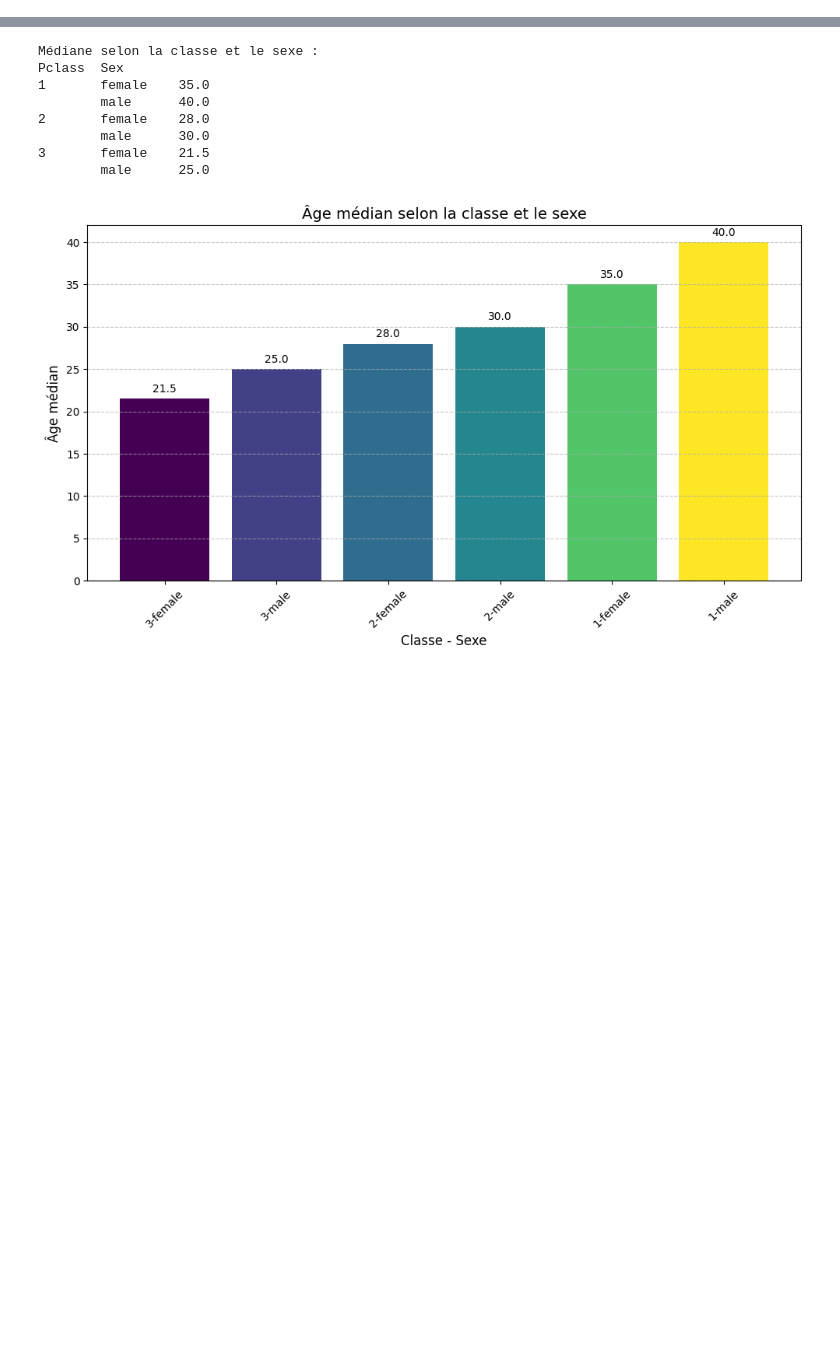
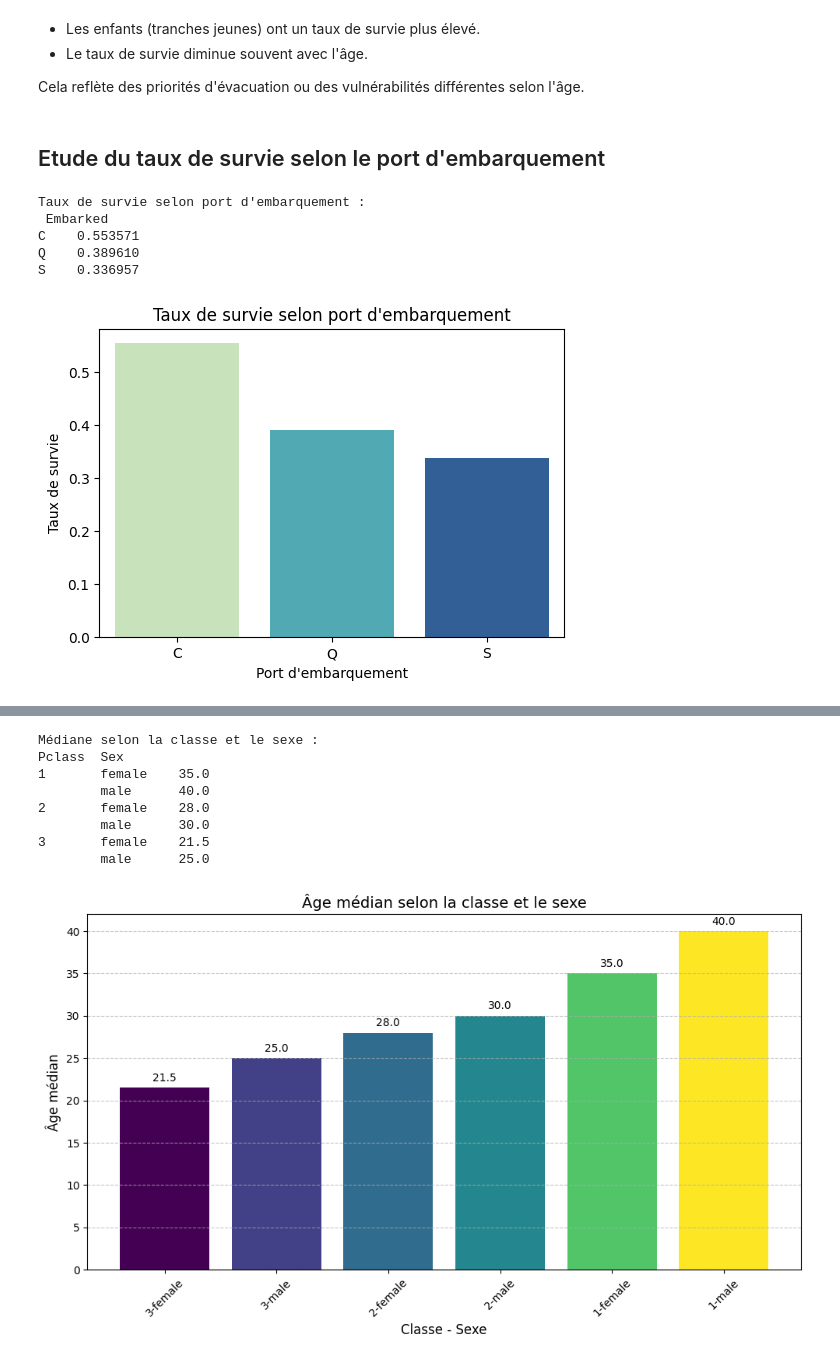
Before and after one commit to HarpieTrax/titanic_kaggle, a Jupyter notebook: Titanic_Kaggle/model.ipynb, the cells around one changed output, grey strips where cells are left out. Drawn from its saved outputs; the diff is of its cells as text; code cells hidden in the pictures; blank space fills up the shorter version.

```diff
--- a/Titanic_Kaggle/model.ipynb
+++ b/Titanic_Kaggle/model.ipynb
@@ -91,0 +197,25 @@ Embarked         2
+# %% [markdown]
+- Les enfants (tranches jeunes) ont un taux de survie plus élevé.
+- Le taux de survie diminue souvent avec l'âge.
+
+Cela reflète des priorités d'évacuation ou des vulnérabilités différentes selon l'âge.
+# %% [markdown]
+## Etude du taux de survie selon le port d'embarquement
+# %%
+survival_by_embarked = train_data.groupby('Embarked')['Survived'].mean()
+print(f"\nTaux de survie selon port d'embarquement :\n {survival_by_embarked.to_string()}")
+
+# Visualisation
+plt.figure(figsize=(6,4))
+sns.barplot(x=survival_by_embarked.index, y=survival_by_embarked.values, hue=survival_by_embarked.index, palette="YlGnBu", dodge=False)
+plt.title("Taux de survie selon port d'embarquement")
+plt.xlabel("Port d'embarquement")
+plt.ylabel("Taux de survie")
+plt.show()
+# %% [output]
+Taux de survie selon port d'embarquement :
+ Embarked
+C    0.553571
+Q    0.389610
+S    0.336957
+[figure, added]
```
Also changed, not shown: parts of 30 cells of this notebook, 2 other files.
